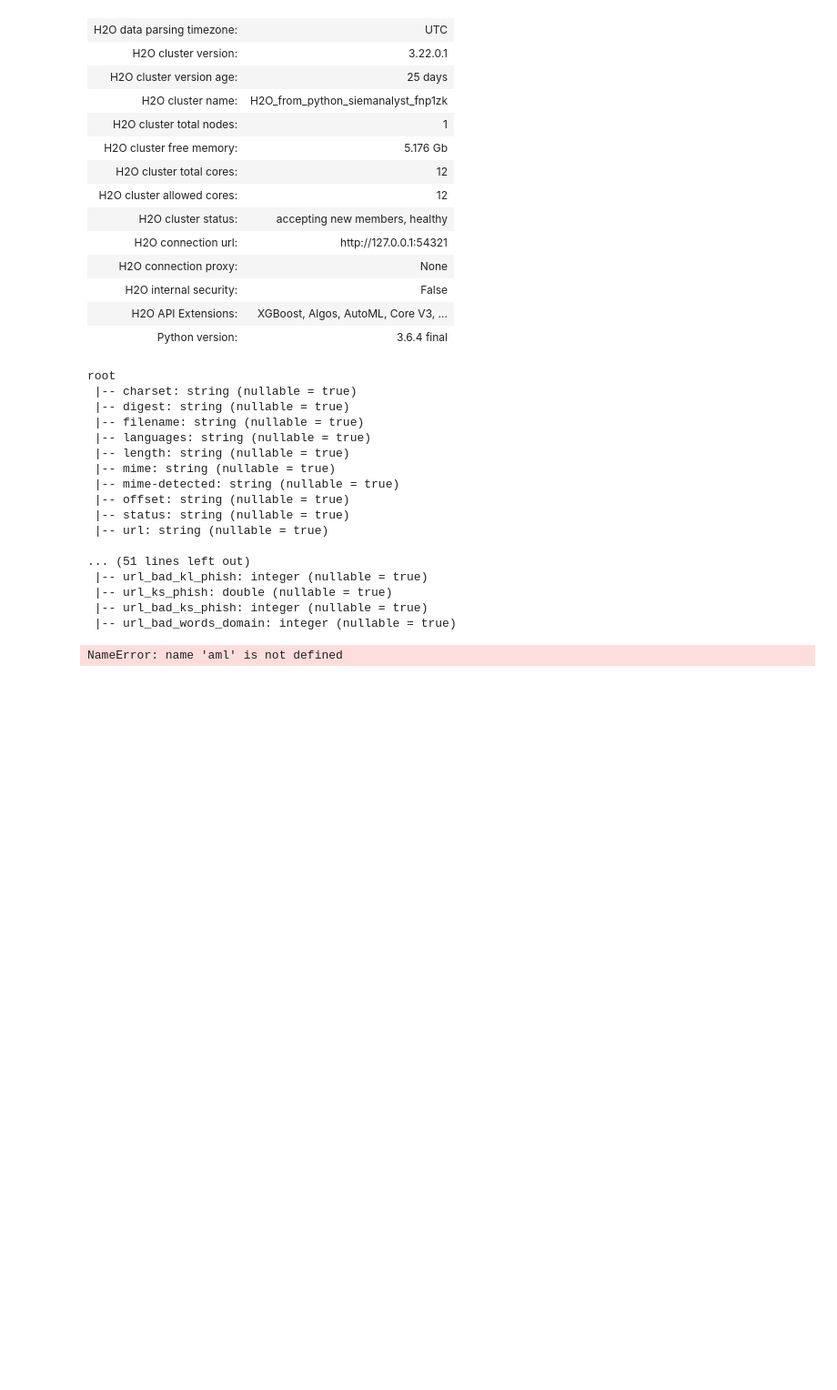
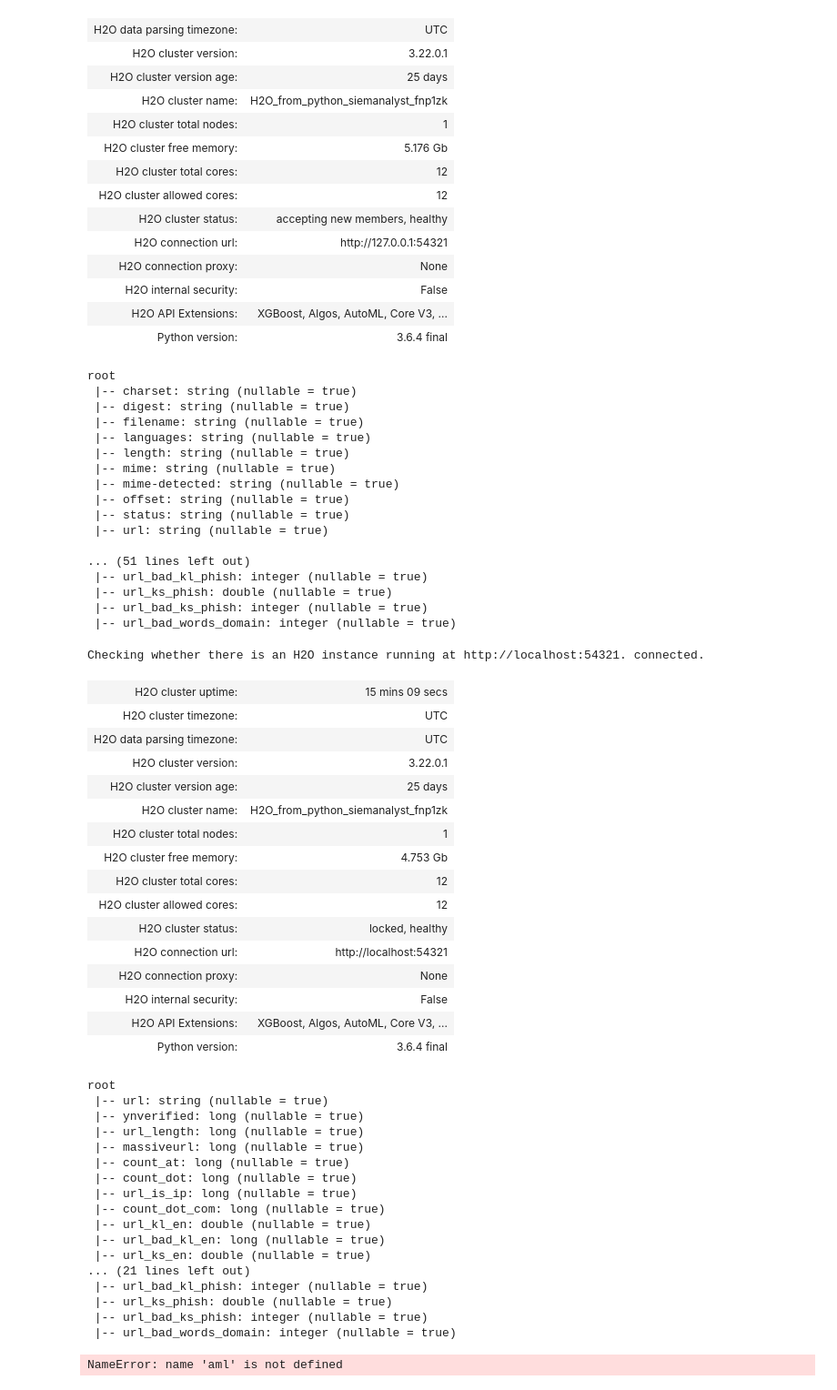
Before and after one commit to jpacerqueiraperform/bda-DeepLearning-SEIM, a Jupyter notebook: notebooks/siem/version3-commoncrawl-phishtank-Phising-URL-AUTOML-BestModel-Discovery.ipynb, the cells around one changed output. Shown at 91% size. Drawn from its saved outputs; the diff is of its cells as text; code cells hidden in the pictures; blank space fills up the shorter version.

Commit message:
Decouple Variable creation and staged storage from model load and training process

```diff
--- a/notebooks/siem/version3-commoncrawl-phishtank-Phising-URL-AUTOML-BestModel-Discovery.ipynb
+++ b/notebooks/siem/version3-commoncrawl-phishtank-Phising-URL-AUTOML-BestModel-Discovery.ipynb
@@ -926,9 +929,10 @@ root
  |-- url_bad_ks_phish: integer (nullable = true)
  |-- url_bad_words_domain: integer (nullable = true)
 # %%
+#
 import findspark
 findspark.init()
-
+#
 import pyspark
 from pyspark.sql import functions as pfunc
 from pyspark.sql import SQLContext
@@ -943,6 +947,17 @@ from pyspark.sql.functions import udf
 from pyspark.sql.functions import *
 from scipy.stats import kstest
 from scipy import stats
+#
+sc = pyspark.SparkContext(appName="phishingURL-ModelBuild-AUTOML-V3-BestModel-Discovery")
+sqlContext = SQLContext(sc)
+
+import h2o
+from h2o.automl import H2OAutoML
+
+import subprocess
+subprocess.run('unset http_proxy', shell=True)
+
+h2o.init(ip="localhost",port=54321)
 #
 #
 # Arguments
@@ -1041,33 +1056,68 @@ ccrawl_test_hf=h2o.H2OFrame(ccrawl_test_pd)
 #
 #
 ###### TRAINING PROCESS ############
 # RBIND "Merge" all of 3 internal ccrawl and phishtank with rbind .
 # function merge() doesn't work if both H2O/dataframes have same variables
 #
 train = ccrawl_train_hf.rbind(phishtank_train)
 test = ccrawl_test_hf.rbind(phishtank_test)
 
 
 # Identify predictors and response
 x = train.columns
 
 # test Learning is it a bit URL TRUE/FALSE
 #y = 'massiveurl'
 
 # Casual is it verified phishing from url characteristics TRUE/FALSE
 y= 'ynverified'
 x.remove(y)
 
 # For binary classification, response should be a factor
 train[y] = train[y].asfactor()
 test[y] = test[y].asfactor()
 
 
 # http://docs.h2o.ai/h2o/latest-stable/h2o-docs/automl.html
 # Balance Classes to compensate unbalanced data
 # Run AutoML for 20 base models (limited to 1 hour max runtime by default)
 aml = H2OAutoML(max_models=20, seed=19, balance_classes=True)
 aml.train(x=x, y=y, training_frame=train)
+# %% [output]
+Checking whether there is an H2O instance running at http://localhost:54321. connected.
+| H2O cluster uptime: | 15 mins 09 secs |
+| H2O cluster timezone: | UTC |
+| H2O data parsing timezone: | UTC |
+| H2O cluster version: | 3.22.0.1 |
+| H2O cluster version age: | 25 days |
+| H2O cluster name: | H2O_from_python_siemanalyst_fnp1zk |
+| H2O cluster total nodes: | 1 |
+| H2O cluster free memory: | 4.753 Gb |
+| H2O cluster total cores: | 12 |
+| H2O cluster allowed cores: | 12 |
+| H2O cluster status: | locked, healthy |
+| H2O connection url: | http://localhost:54321 |
+| H2O connection proxy: | None |
+| H2O internal security: | False |
+| H2O API Extensions: | XGBoost, Algos, AutoML, Core V3, ... |
+| Python version: | 3.6.4 final |
+root
+ |-- url: string (nullable = true)
+ |-- ynverified: long (nullable = true)
+ |-- url_length: long (nullable = true)
+ |-- massiveurl: long (nullable = true)
+ |-- count_at: long (nullable = true)
+ |-- count_dot: long (nullable = true)
+ |-- url_is_ip: long (nullable = true)
+ |-- count_dot_com: long (nullable = true)
+ |-- url_kl_en: double (nullable = true)
+ |-- url_bad_kl_en: long (nullable = true)
+ |-- url_ks_en: double (nullable = true)
+... (21 lines left out)
+ |-- url_bad_kl_phish: integer (nullable = true)
+ |-- url_ks_phish: double (nullable = true)
+ |-- url_bad_ks_phish: integer (nullable = true)
+ |-- url_bad_words_domain: integer (nullable = true)
 # %%
 # View the AutoML Leaderboard
 lb = aml.leaderboard
```
Also changed, not shown: parts of 1 cell of this notebook.
